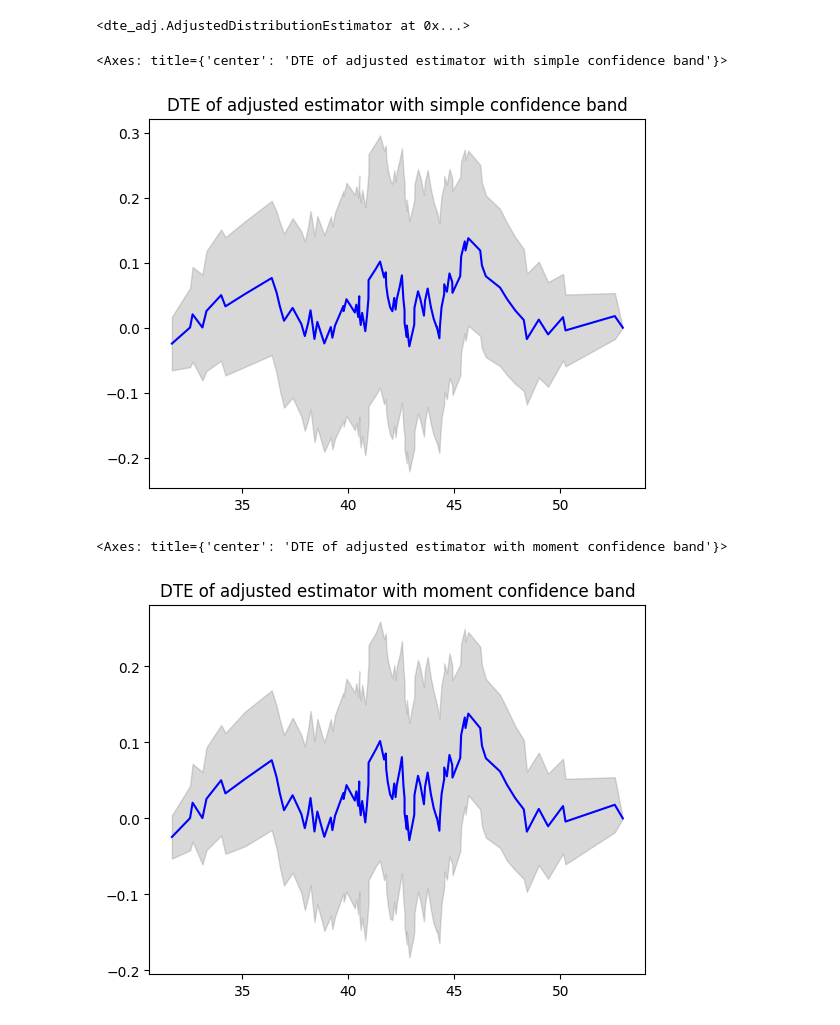
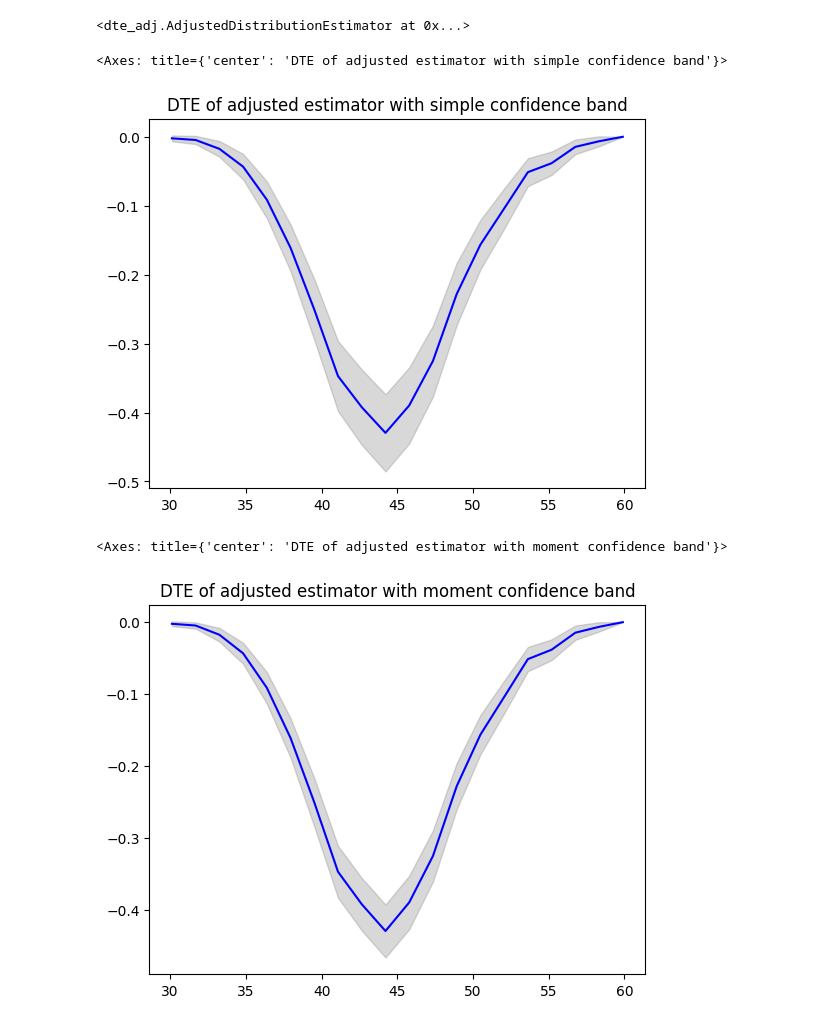
Before and after one commit to CyberAgentAILab/python-dte-adjustment, a Jupyter notebook: example/example.ipynb, the cells around one changed output. Cells and saved outputs as stored; diff of their text form; code cells hidden in the pictures.

Commit message:
feat: update sample data

```diff
--- a/example/example.ipynb
+++ b/example/example.ipynb
@@ -40,12 +40,12 @@ def generate_data(n, d_x=100, rho=0.5):
     quadratic_term = np.dot(X**2, gamma)
 
     # Outcome equation
-    Y = D + linear_term + quadratic_term + U
+    Y = 5 * D + linear_term + quadratic_term + U
 
     return X, D, Y
 
 
-n = 100  # Sample size
+n = 1000  # Sample size
 X, D, Y = generate_data(n)
 
 # Display the first few rows of the generated data
@@ -111,15 +111,15 @@ estimator.fit(X, D, Y)
 # %% [output]
 <dte_adj.AdjustedDistributionEstimator at 0x...>
 # %%
-dte, lower_bound, upper_bound = estimator.predict_dte(target_treatment_arm=1, control_treatment_arm=0, locations=np.sort(Y), variance_type="simple")
-plot(np.sort(Y), dte, lower_bound, upper_bound, title="DTE of adjusted estimator with simple confidence band")
+dte, lower_bound, upper_bound = estimator.predict_dte(target_treatment_arm=1, control_treatment_arm=0, locations=locations, variance_type="simple")
+plot(locations, dte, lower_bound, upper_bound, title="DTE of adjusted estimator with simple confidence band")
 # %% [output]
 <Axes: title={'center': 'DTE of adjusted estimator with simple confidence band'}>
-[figure, old version]
+[figure, new version]
 # %%
-dte, lower_bound, upper_bound = estimator.predict_dte(target_treatment_arm=1, control_treatment_arm=0, locations=np.sort(Y), variance_type="moment")
-plot(np.sort(Y), dte, lower_bound, upper_bound, title="DTE of adjusted estimator with moment confidence band")
+dte, lower_bound, upper_bound = estimator.predict_dte(target_treatment_arm=1, control_treatment_arm=0, locations=locations, variance_type="moment")
+plot(locations, dte, lower_bound, upper_bound, title="DTE of adjusted estimator with moment confidence band")
 # %% [output]
 <Axes: title={'center': 'DTE of adjusted estimator with moment confidence band'}>
-[figure, old version]
+[figure, new version]
 # %%
```
Also changed, not shown: parts of 8 cells of this notebook, 13 other files.
